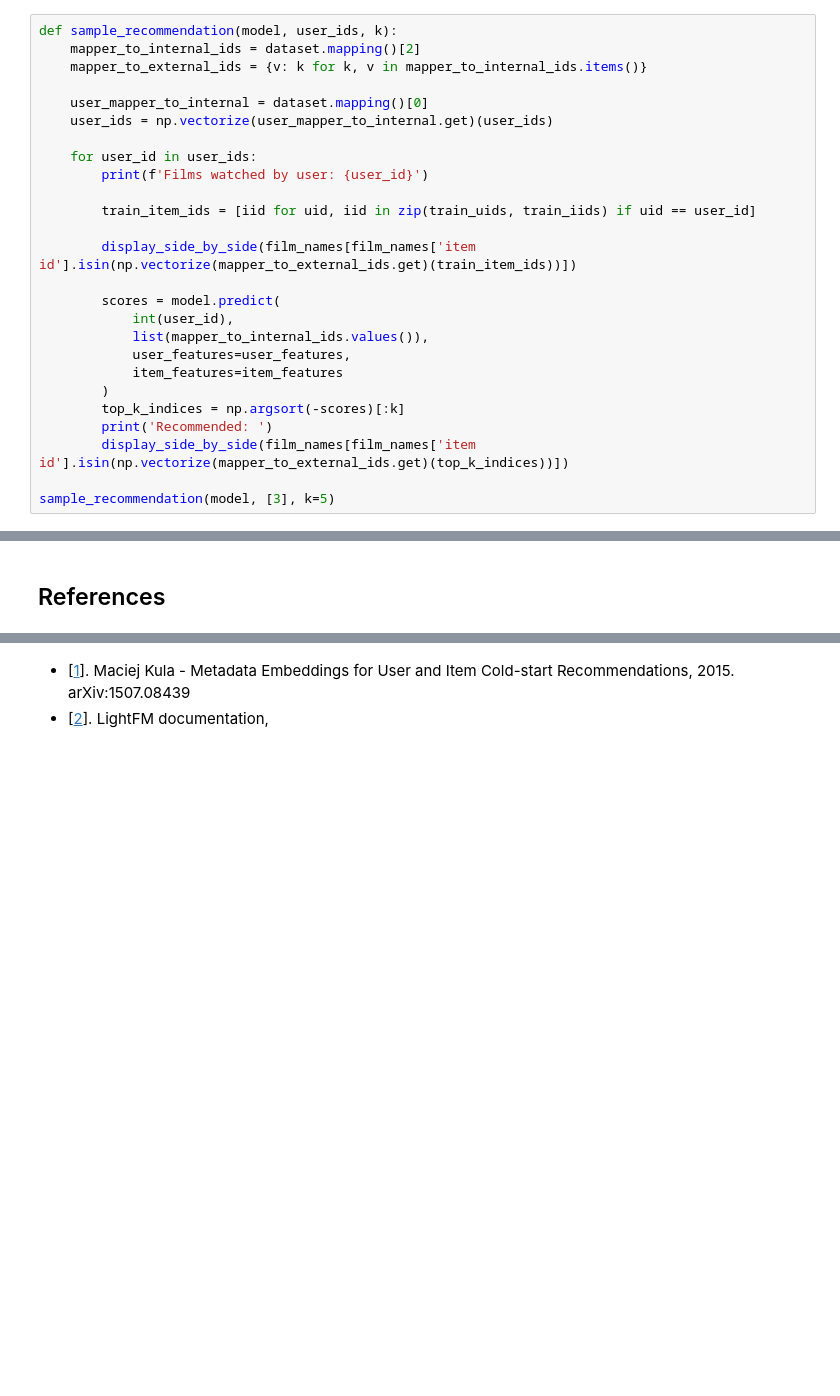
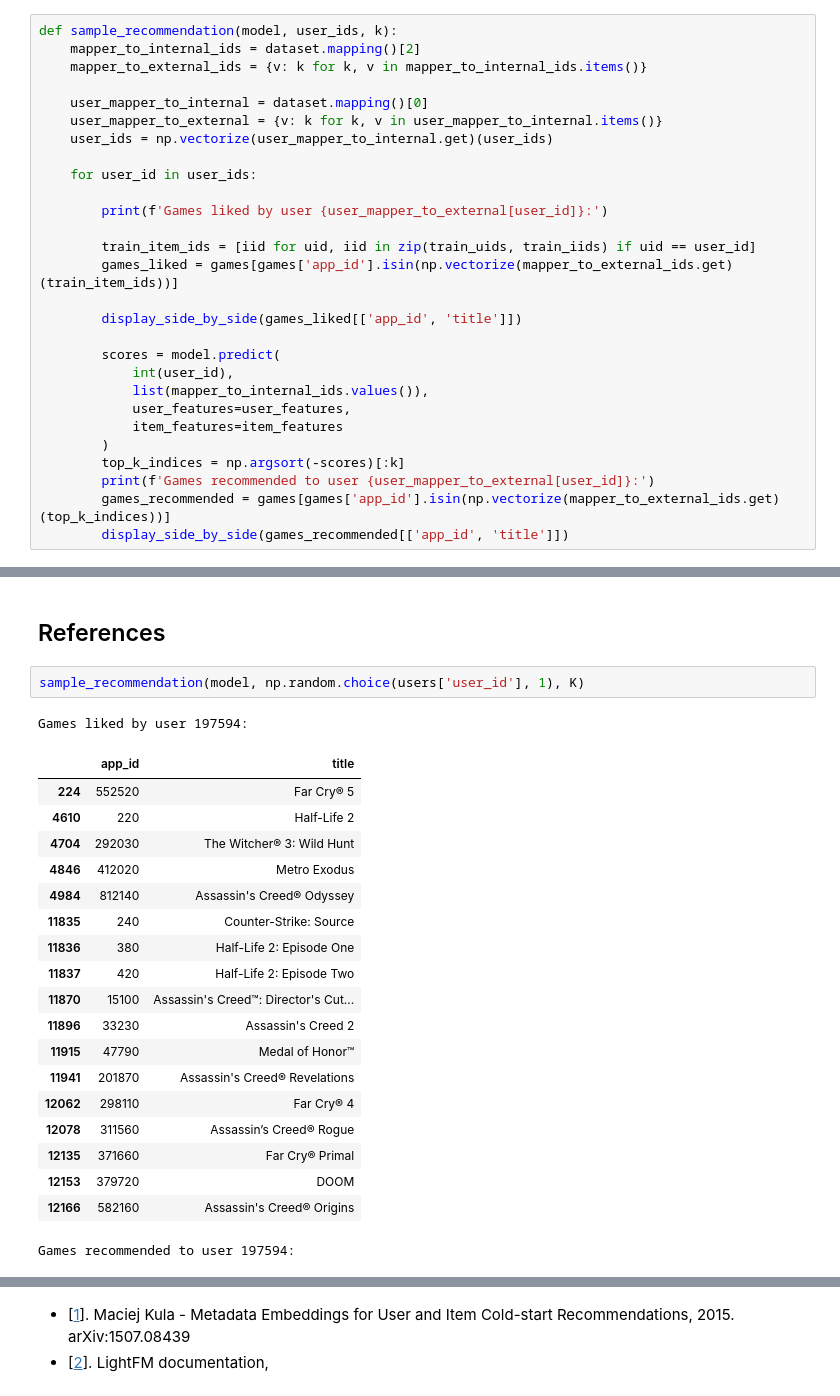
Before and after one commit to thehir0/steam-recsys, a Jupyter notebook: notebooks/lightfm_hybrid.ipynb, the cells around one changed output, grey strips where cells are left out. Drawn from its saved outputs; the diff is of its cells as text; blank space fills up the shorter version.

```diff
--- a/notebooks/lightfm_hybrid.ipynb
+++ b/notebooks/lightfm_hybrid.ipynb
@@ -386,14 +367,17 @@ def sample_recommendation(model, user_ids, k):
     mapper_to_external_ids = {v: k for k, v in mapper_to_internal_ids.items()}
 
     user_mapper_to_internal = dataset.mapping()[0]
+    user_mapper_to_external = {v: k for k, v in user_mapper_to_internal.items()}
     user_ids = np.vectorize(user_mapper_to_internal.get)(user_ids)
 
     for user_id in user_ids:
-        print(f'Films watched by user: {user_id}')
+
+        print(f'Games liked by user {user_mapper_to_external[user_id]}:')
 
         train_item_ids = [iid for uid, iid in zip(train_uids, train_iids) if uid == user_id]
+        games_liked = games[games['app_id'].isin(np.vectorize(mapper_to_external_ids.get)(train_item_ids))]
 
-        display_side_by_side(film_names[film_names['item id'].isin(np.vectorize(mapper_to_external_ids.get)(train_item_ids))])
+        display_side_by_side(games_liked[['app_id', 'title']])
 
         scores = model.predict(
             int(user_id),
@@ -402,7 +386,6 @@ def sample_recommendation(model, user_ids, k):
             item_features=item_features
         )
         top_k_indices = np.argsort(-scores)[:k]
-        print('Recommended: ')
-        display_side_by_side(film_names[film_names['item id'].isin(np.vectorize(mapper_to_external_ids.get)(top_k_indices))])
-
-sample_recommendation(model, [3], k=5)
+        print(f'Games recommended to user {user_mapper_to_external[user_id]}:')
+        games_recommended = games[games['app_id'].isin(np.vectorize(mapper_to_external_ids.get)(top_k_indices))]
+        display_side_by_side(games_recommended[['app_id', 'title']])
@@ -429,2 +392,25 @@ Recommended:
 # %% [markdown]
 ## References
+# %%
+sample_recommendation(model, np.random.choice(users['user_id'], 1), K)
+# %% [output]
+Games liked by user 197594:
+|  | app_id | title |
+| 224 | 552520 | Far Cry® 5 |
+| 4610 | 220 | Half-Life 2 |
+| 4704 | 292030 | The Witcher® 3: Wild Hunt |
+| 4846 | 412020 | Metro Exodus |
+| 4984 | 812140 | Assassin's Creed® Odyssey |
+| 11835 | 240 | Counter-Strike: Source |
+| 11836 | 380 | Half-Life 2: Episode One |
+| 11837 | 420 | Half-Life 2: Episode Two |
+| 11870 | 15100 | Assassin's Creed™: Director's Cut... |
+| 11896 | 33230 | Assassin's Creed 2 |
+| 11915 | 47790 | Medal of Honor™ |
+| 11941 | 201870 | Assassin's Creed® Revelations |
+| 12062 | 298110 | Far Cry® 4 |
+| 12078 | 311560 | Assassin’s Creed® Rogue |
+| 12135 | 371660 | Far Cry® Primal |
+| 12153 | 379720 | DOOM |
+| 12166 | 582160 | Assassin's Creed® Origins |
+Games recommended to user 197594:
```
Also changed, not shown: parts of 18 cells of this notebook, 9 other files.
